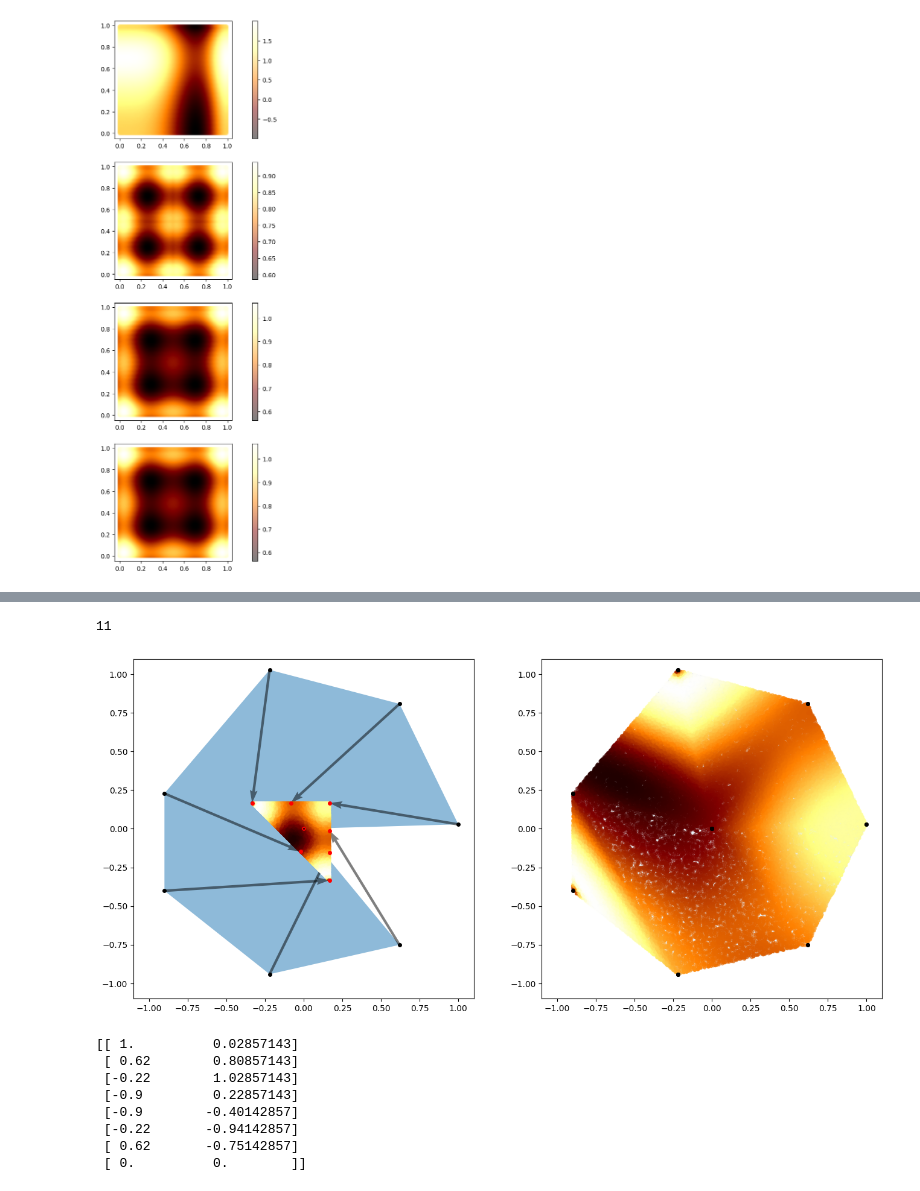
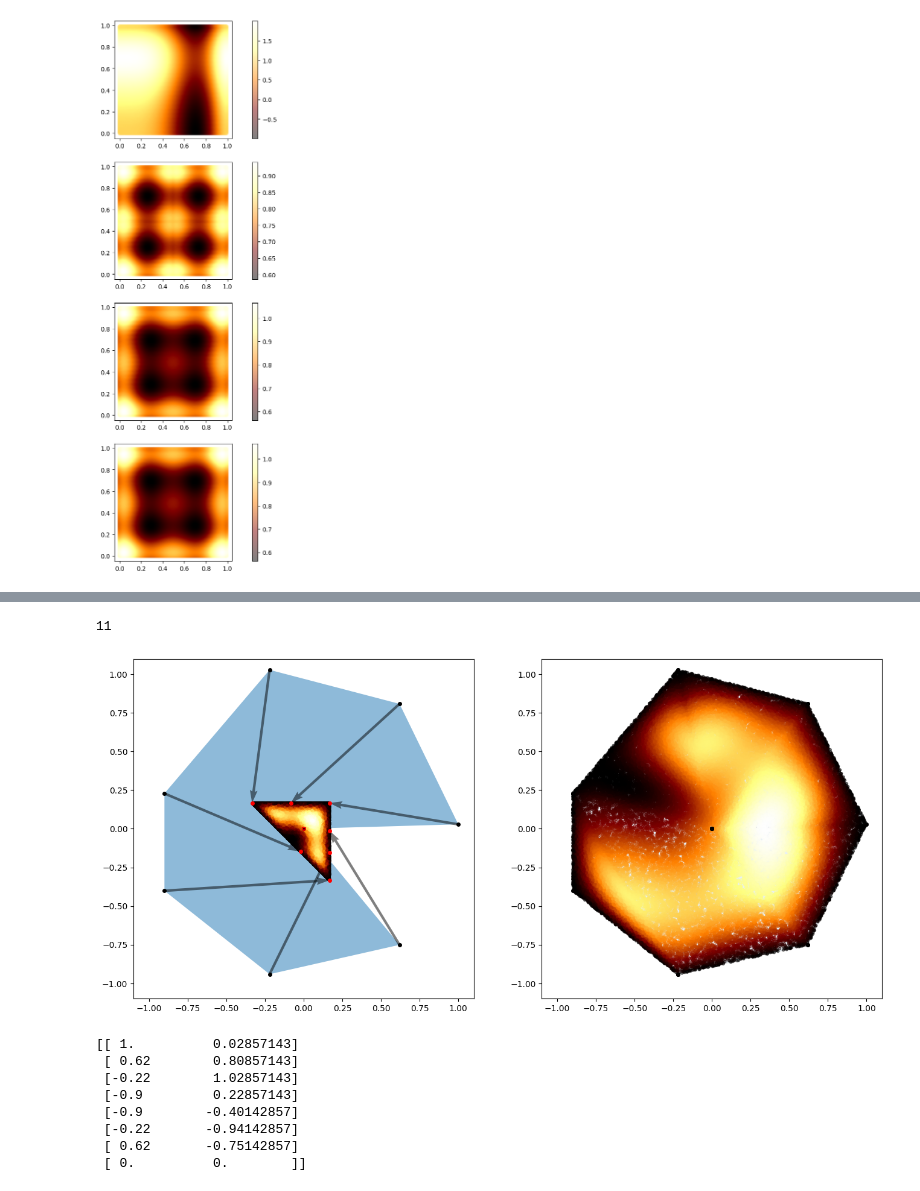
Before and after one commit to Jake-Schaefer-Code/generative_crystals, a Jupyter notebook: dist_map.ipynb, the cells around one changed output, grey strips where cells are left out. Drawn from its saved outputs; the diff is of its cells as text; code cells hidden in the pictures.

```diff
--- a/dist_map.ipynb
+++ b/dist_map.ipynb
@@ -143,15 +143,22 @@ plot_weighted_dist(f_sym, coords.T, test_unit, n_samples=n_samples)
 # %%
 distribution, distribution_weights = weighted_distribution(f_sym, coords.T, test_unit, n_samples=n_samples)
+dir_points = calculate_barycentric_coordinates(test_unit, distribution)
+dir_weights = barycentric_weights(dir_points)
+dir_weights /= np.sum(dir_weights)
+distribution_weights *= dir_weights
 distribution -= centroid(test_unit)
+
+
+
 map = TriMap(polygon, test_unit)
 map.define_distribution(distribution=barycentric_coordinates2D(distribution, test_unit), distribution_weights=distribution_weights)
 out = map.create_mapping()
 idx = map.minimize_jacobian()
 print(idx)
 plot_result(map, idx)
 # %% [output]
 11
-[figure, old version]
+[figure, new version]
 # %%
 best_poly = map.rotated_polygons[idx]
 best_poly_cropped = best_poly[:-1]
```
Also changed, not shown: parts of 9 cells of this notebook.
